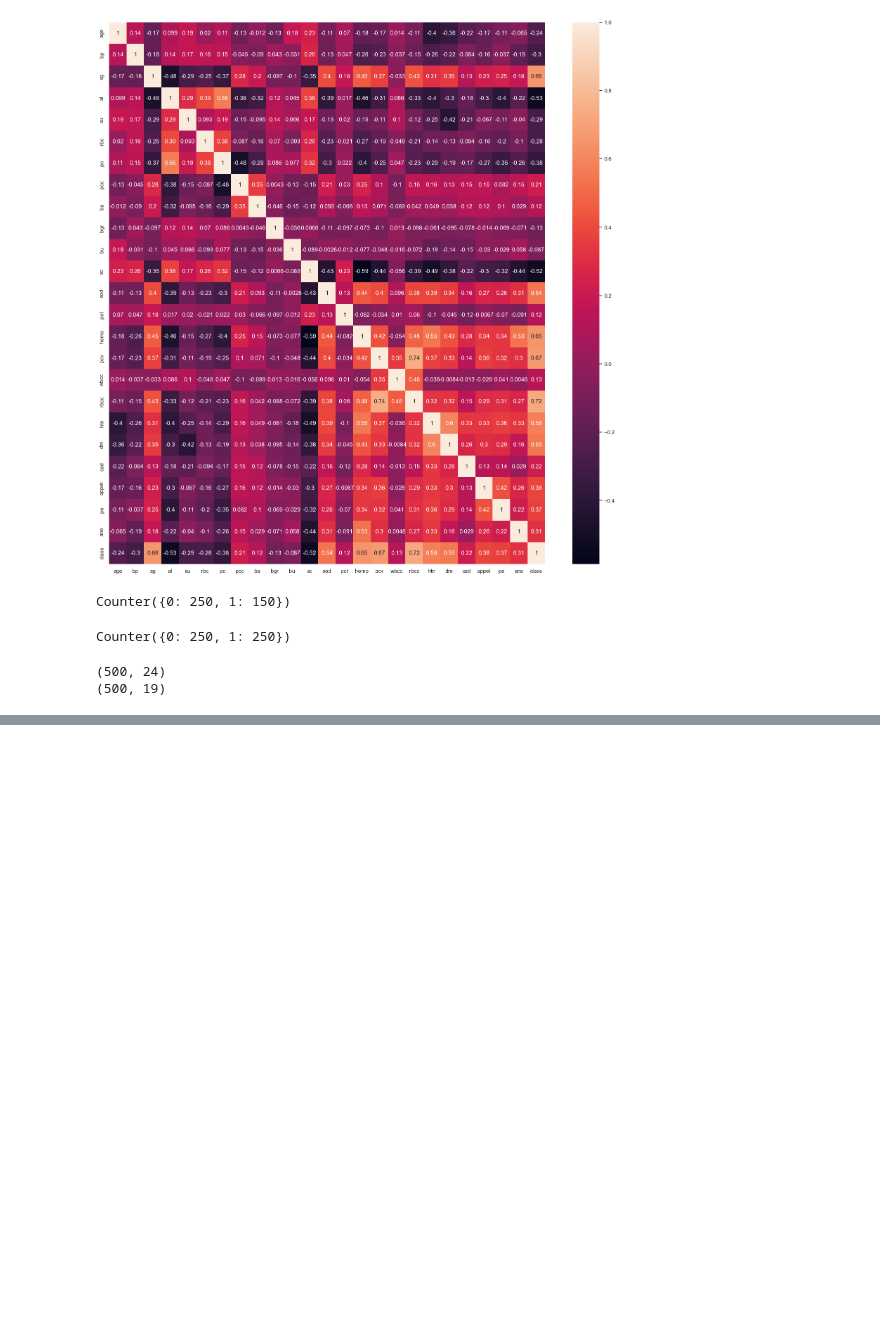
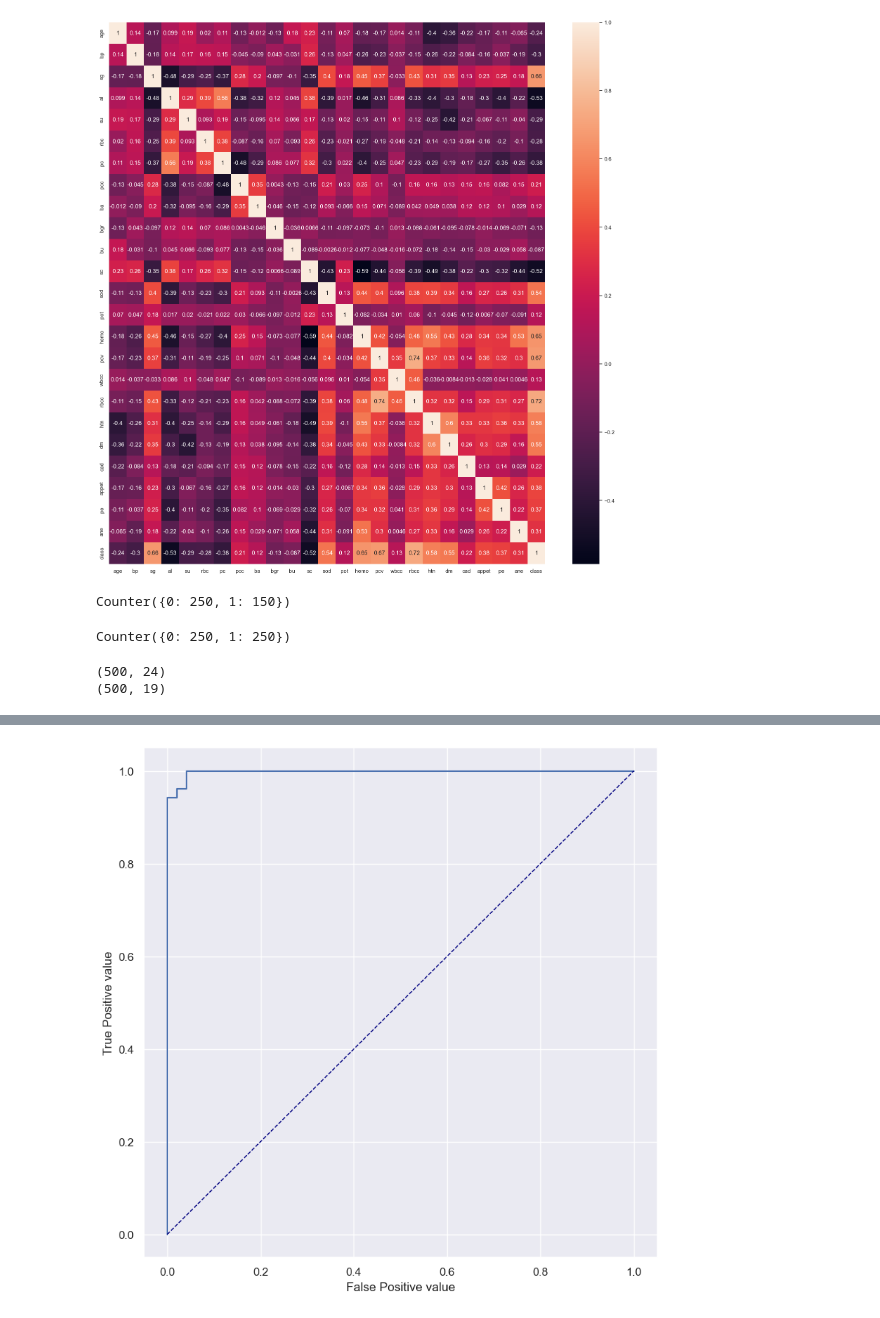
Before and after one commit to mizanurasif/Chronic-Kidney-Disease-Detection-using-ML, a Jupyter notebook: project.ipynb, the cells around one changed output, grey strips where cells are left out. Saved outputs shown, nothing was run; the diff lists cells and outputs as text; code cells hidden in the pictures; blank space fills up the shorter version.

```diff
--- a/project.ipynb
+++ b/project.ipynb
@@ -394,0 +433,3 @@ def plot_auc(t_y,p_y)
+# %%
+plot_auc(y_test,model.predict(x_test,verbose=True))
+# %% [output]
@@ -394,0 +437 @@ def plot_auc(t_y,p_y)
+[figure, added]
```
Also changed, not shown: parts of 7 cells of this notebook.
